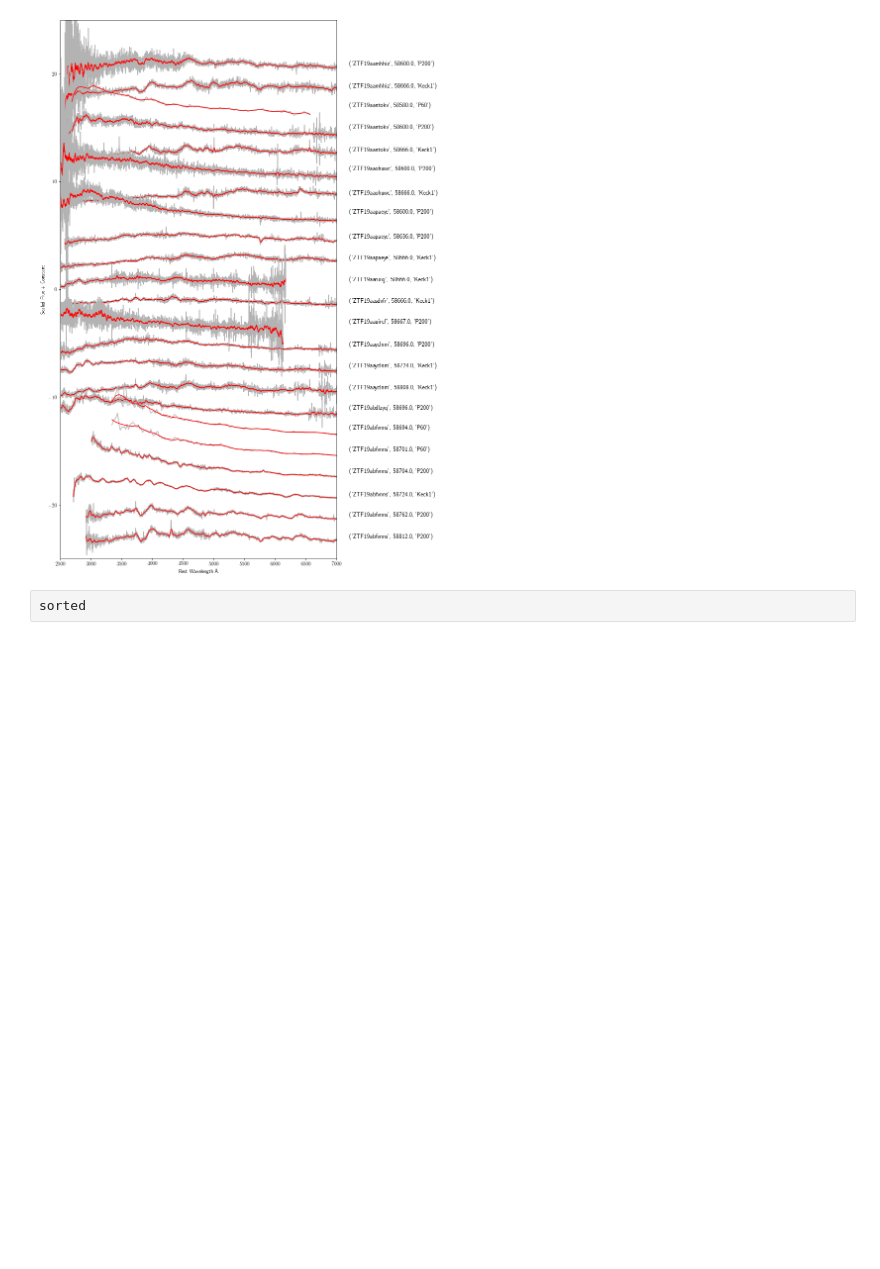
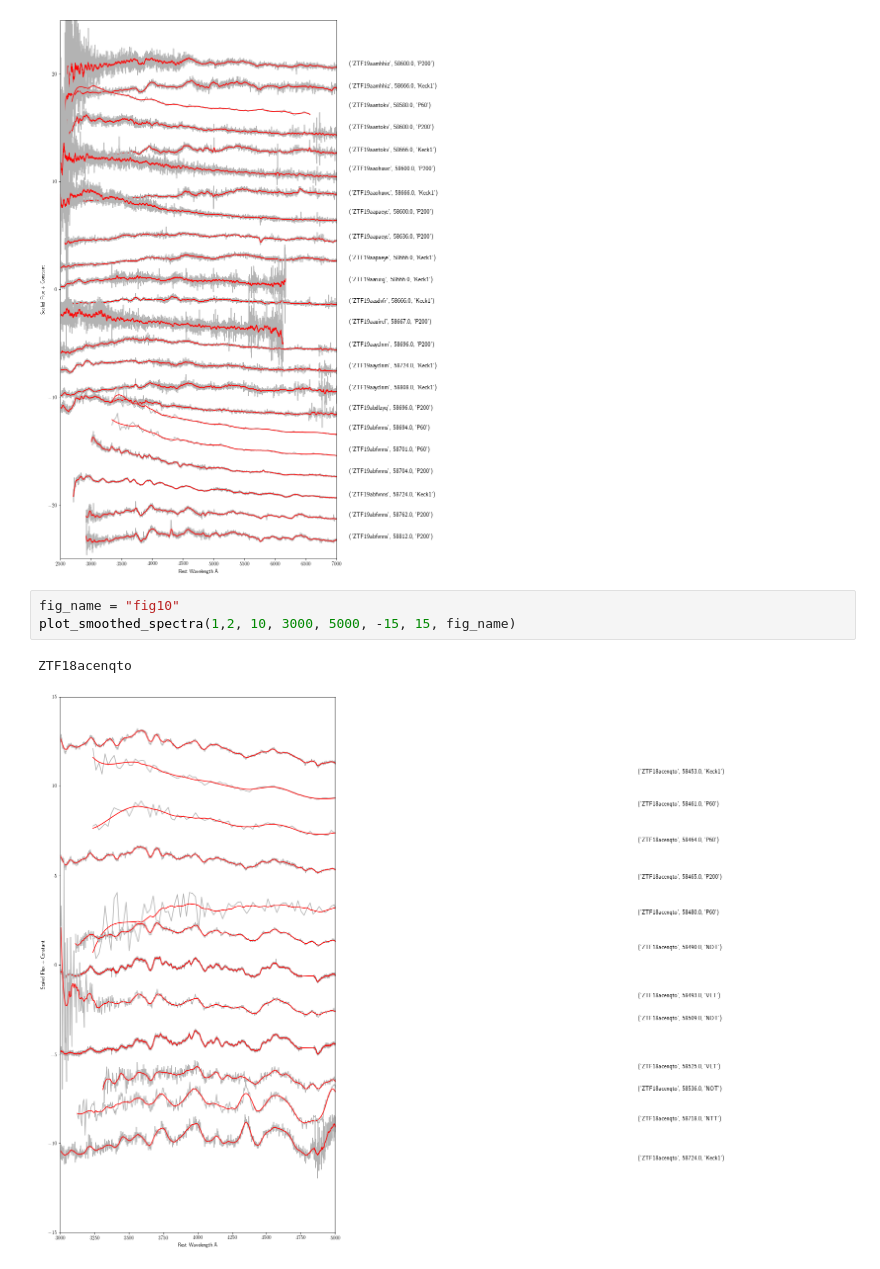
Before and after one commit to Aishwarya113/Superluminous, a Jupyter notebook: download_spectra.ipynb, the cells around one changed output. Drawn from its saved outputs; the diff is of its cells as text; blank space fills up the shorter version.

```diff
--- a/download_spectra.ipynb
+++ b/download_spectra.ipynb
@@ -377,5 +384,9 @@ ZTF19aayclnm
 ZTF19abdlzyq
 ZTF19abfvnns
 [figure]
-# %%
-sorted
+# %%
+fig_name = "fig10"
+plot_smoothed_spectra(1,2, 10, 3000, 5000, -15, 15, fig_name)
+# %% [output]
+ZTF18acenqto
+[figure, added]
```
Also changed, not shown: parts of 4 cells of this notebook.
